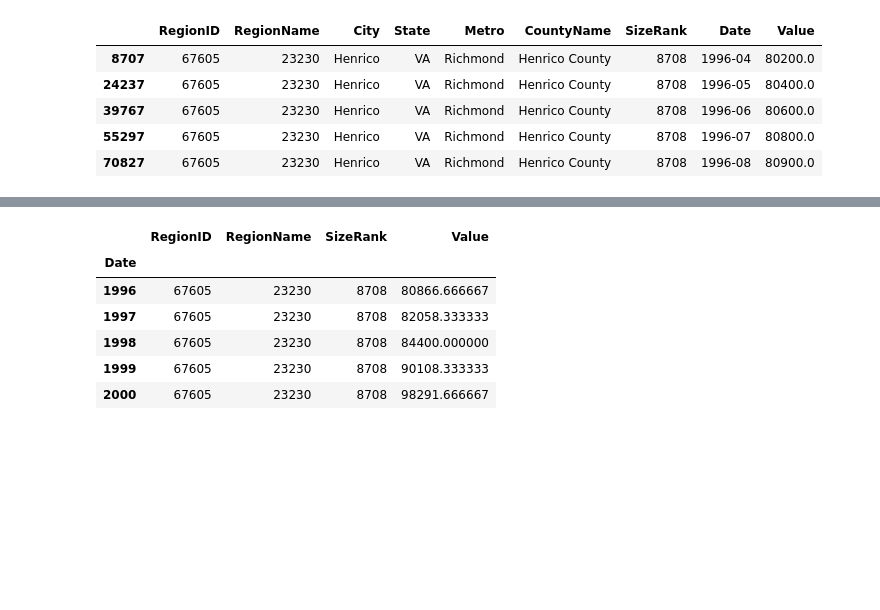
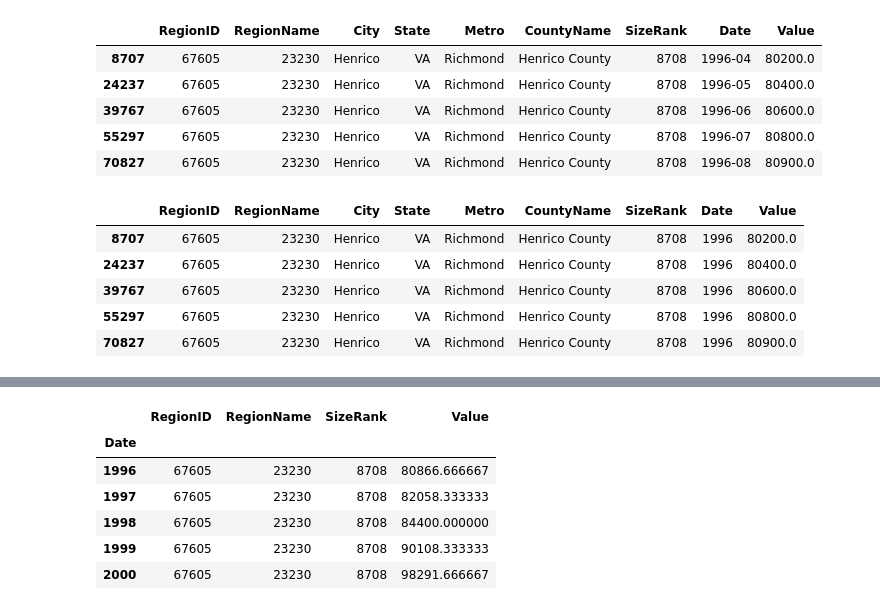
Before and after one commit to jackyhoover/Scotts-Addition-RVA-Analysis, a Jupyter notebook: Data Analysis - Housing Prices - final.ipynb, the cells around one changed output, grey strips where cells are left out. Cells and saved outputs as stored; diff of their text form; code cells hidden in the pictures; blank space fills up the shorter version.

```diff
--- a/Data Analysis - Housing Prices - final.ipynb
+++ b/Data Analysis - Housing Prices - final.ipynb
@@ -53,3 +51,15 @@ scotts_df["Date"] = scotts_df["Date"].str[:4]
+# %%
+#Set this to avoid the false positive on SettingWithCopyWarning
+pd.options.mode.chained_assignment = None
+scotts_df["Date"] = scotts_df["Date"].str[:4]
+scotts_df.head()
+# %% [output]
+|  | RegionID | RegionName | City | State | Metro | CountyName | SizeRank | Date | Value |
+| 8707 | 67605 | 23230 | Henrico | VA | Richmond | Henrico County | 8708 | 1996 | 80200.0 |
+| 24237 | 67605 | 23230 | Henrico | VA | Richmond | Henrico County | 8708 | 1996 | 80400.0 |
+| 39767 | 67605 | 23230 | Henrico | VA | Richmond | Henrico County | 8708 | 1996 | 80600.0 |
+| 55297 | 67605 | 23230 | Henrico | VA | Richmond | Henrico County | 8708 | 1996 | 80800.0 |
+| 70827 | 67605 | 23230 | Henrico | VA | Richmond | Henrico County | 8708 | 1996 | 80900.0 |
 # %%
 #Adding Tableau 20 color scheme
 
```
Also changed, not shown: parts of 3 cells of this notebook, 3 other files.
